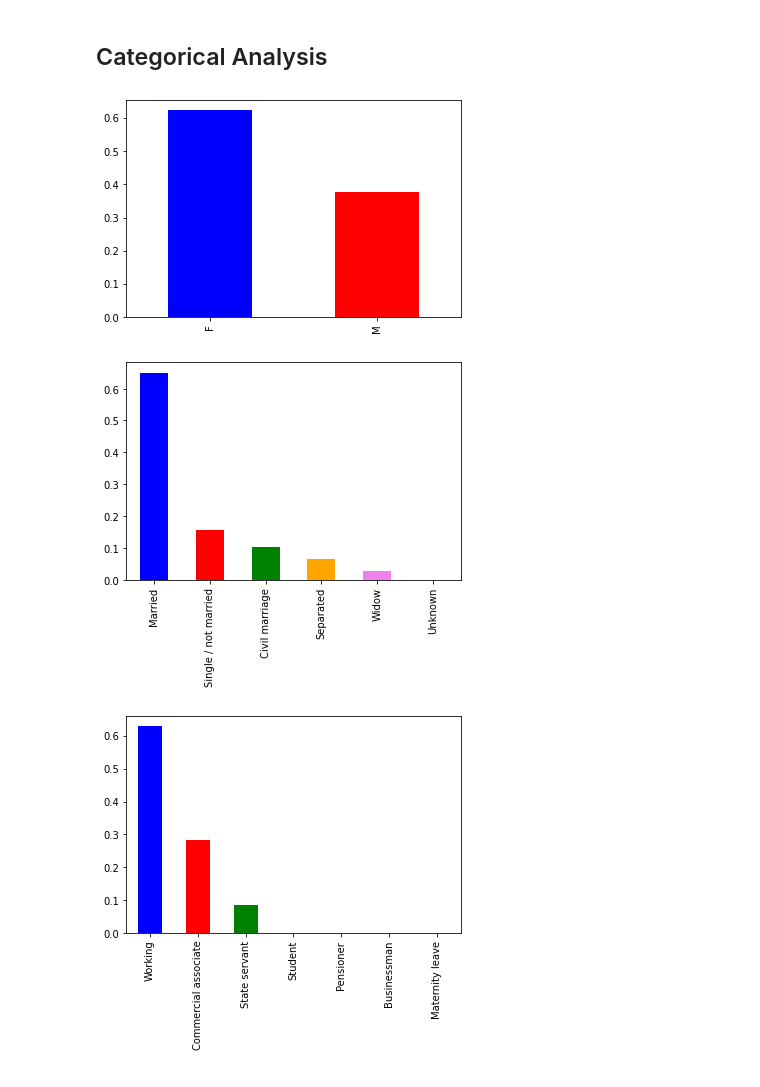
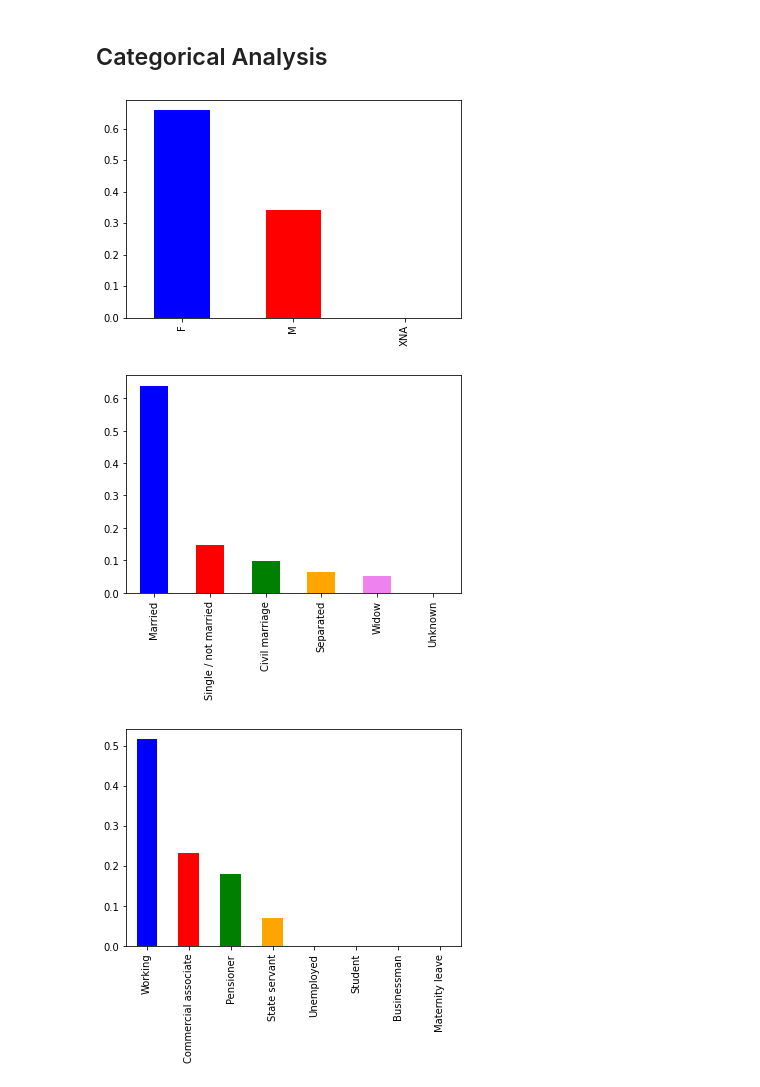
Before and after one commit to nikhilmamidipaka/Bank-Loan-Prediction-Dataset, a Jupyter notebook: Bank_Loan_Prediction_Dataset.ipynb, the cells around one changed output. Drawn from its saved outputs; the diff is of its cells as text; code cells hidden in the pictures.

```diff
--- a/Bank_Loan_Prediction_Dataset.ipynb
+++ b/Bank_Loan_Prediction_Dataset.ipynb
@@ -315,16 +326,16 @@ data[data['ORGANIZATION_TYPE'] == 'XNA'].shape
 # %%
 color = ['blue', 'red', 'green', 'orange', 'violet', 'pink']
 
-data.CODE_GENDER.value_counts(normalize=True).plot.bar(color=color)
+df_app.CODE_GENDER.value_counts(normalize=True).plot.bar(color=color)
 plt.show()
-data.NAME_FAMILY_STATUS.value_counts(normalize=True).plot.bar(color=color)
+df_app.NAME_FAMILY_STATUS.value_counts(normalize=True).plot.bar(color=color)
 plt.show()
-data.NAME_INCOME_TYPE.value_counts(normalize=True).plot.bar(color=color)
+df_app.NAME_INCOME_TYPE.value_counts(normalize=True).plot.bar(color=color)
 plt.show()
-data.OCCUPATION_TYPE.value_counts(normalize=True).plot.bar(color=color)
+df_app.OCCUPATION_TYPE.value_counts(normalize=True).plot.bar(color=color)
 plt.show()
 # %% [output]
-[figure, old version]
+[figure, new version]
-[figure, old version]
+[figure, new version]
-[figure, old version]
+[figure, new version]
 [figure]
```
Also changed, not shown: parts of 3 cells of this notebook.
